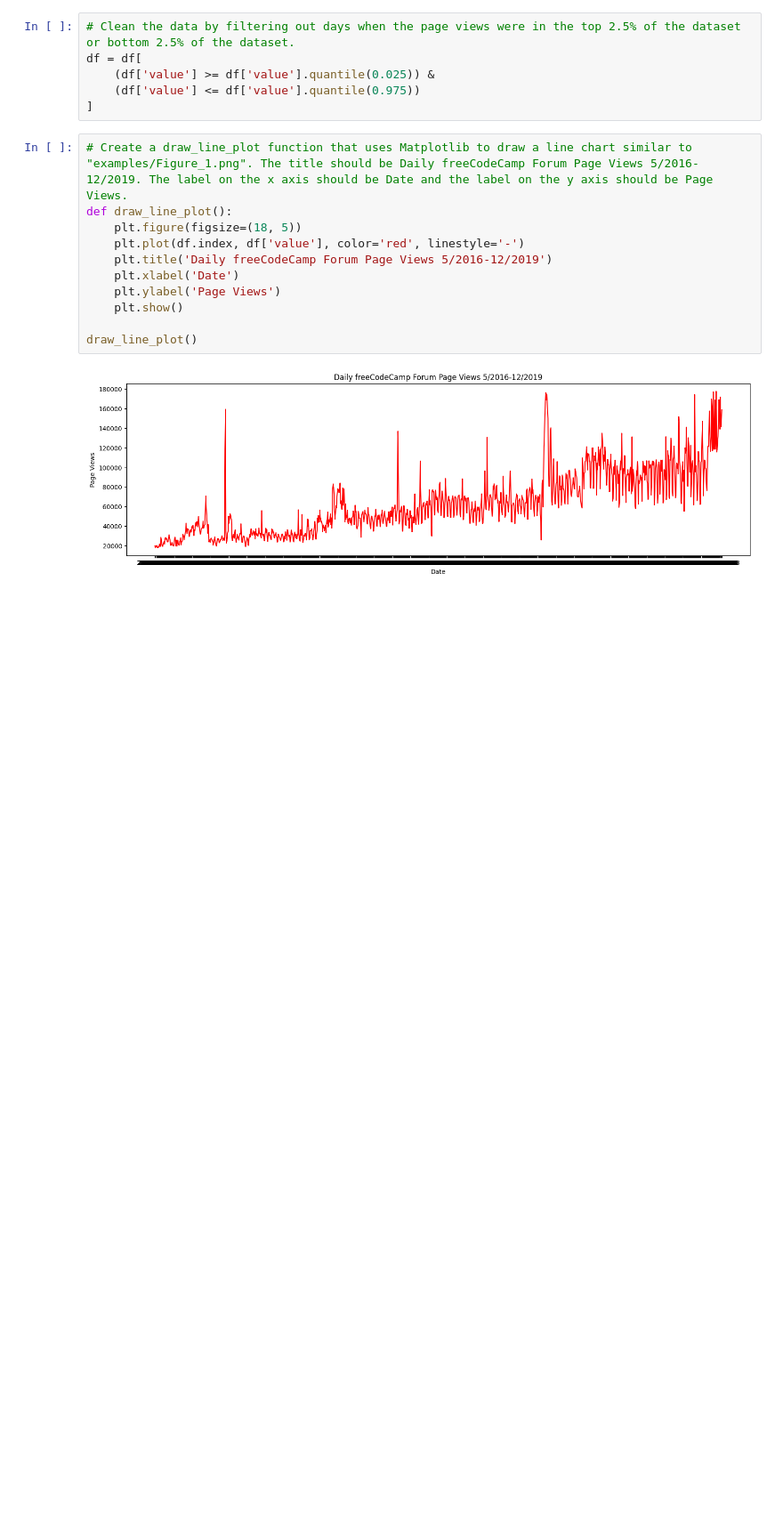
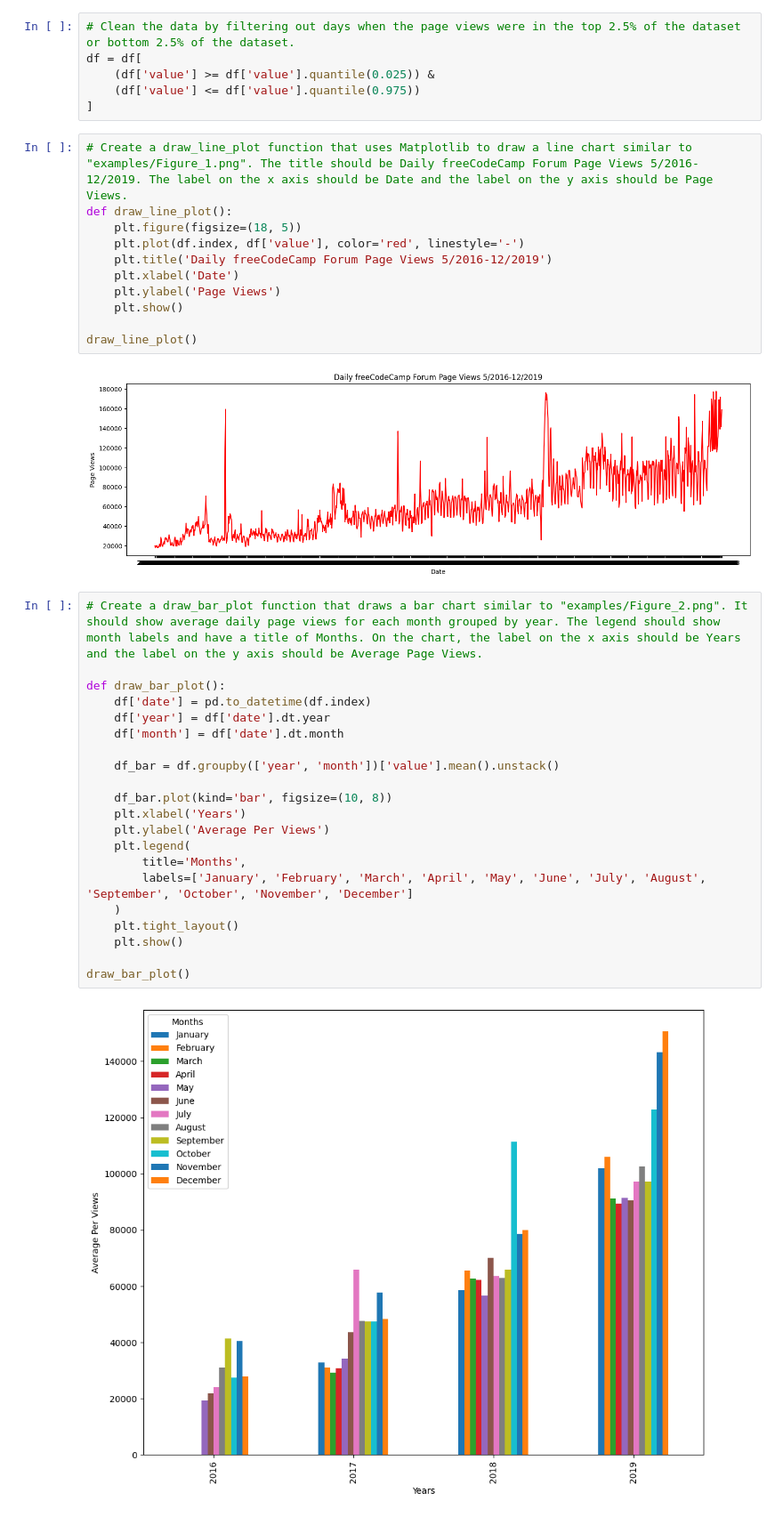
Before and after one commit to macosta7/curso_python, a Jupyter notebook: exercicio4/jupyter.ipynb, the cells around one changed output. Shown at 89% size. Saved outputs shown, nothing was run; the diff lists cells and outputs as text; blank space fills up the shorter version.

```diff
--- a/exercicio4/jupyter.ipynb
+++ b/exercicio4/jupyter.ipynb
@@ -36,3 +36,26 @@ def draw_line_plot():
 draw_line_plot()
 # %% [output]
 [figure]
+# %%
+# Create a draw_bar_plot function that draws a bar chart similar to "examples/Figure_2.png". It should show average daily page views for each month grouped by year. The legend should show month labels and have a title of Months. On the chart, the label on the x axis should be Years and the label on the y axis should be Average Page Views.
+
+def draw_bar_plot():
+    df['date'] = pd.to_datetime(df.index)
+    df['year'] = df['date'].dt.year
+    df['month'] = df['date'].dt.month
+
+    df_bar = df.groupby(['year', 'month'])['value'].mean().unstack()
+
+    df_bar.plot(kind='bar', figsize=(10, 8))
+    plt.xlabel('Years')
+    plt.ylabel('Average Per Views')
+    plt.legend(
+        title='Months',
+        labels=['January', 'February', 'March', 'April', 'May', 'June', 'July', 'August', 'September', 'October', 'November', 'December']
+    )
+    plt.tight_layout()
+    plt.show()
+
+draw_bar_plot()
+# %% [output]
+[figure, added]
```
Also changed, not shown: parts of 1 cell of this notebook.
